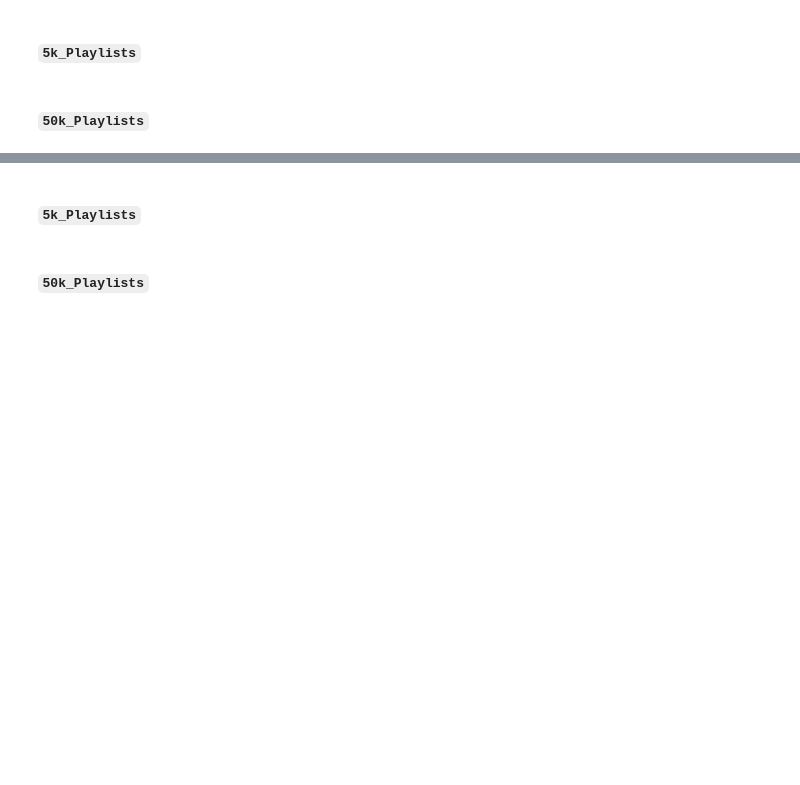
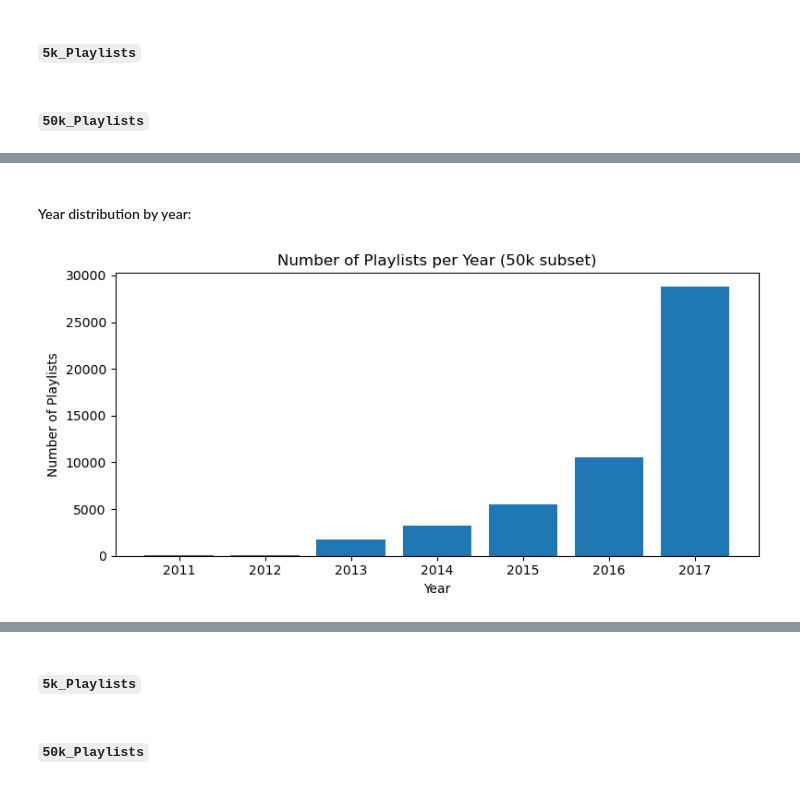
Before and after one commit to RomanLesicky/Data_Science_Project_INFO_H600, a Jupyter notebook: INFO_H600_Project.ipynb, the cells around one changed output, grey strips where cells are left out. Cells and saved outputs as stored; diff of their text form; code cells hidden in the pictures; blank space fills up the shorter version.

```diff
--- a/INFO_H600_Project.ipynb
+++ b/INFO_H600_Project.ipynb
@@ -442,0 +608,24 @@ Number of (playlist, track) rows: 3344374
+# %% [markdown]
+#### Year distribution by year:
+# %%
+from pyspark.sql import functions as F
+import matplotlib.pyplot as plt
+
+playlists_year_df = (
+    playlists_flat_DataFrame_50k
+    .withColumn("year", F.year(F.from_unixtime("modified_at")))
+    .groupBy("year")
+    .agg(F.count("*").alias("num_playlists"))
+    .orderBy("year")
+    .toPandas()
+)
+
+plt.figure(figsize=(8, 4))
+plt.bar(playlists_year_df["year"], playlists_year_df["num_playlists"])
+plt.title("Number of Playlists per Year (50k subset)")
+plt.xlabel("Year")
+plt.ylabel("Number of Playlists")
+plt.tight_layout()
+plt.show()
+# %% [output]
+[figure, added]
```
Also changed, not shown: parts of 18 cells of this notebook, 1 other file.
